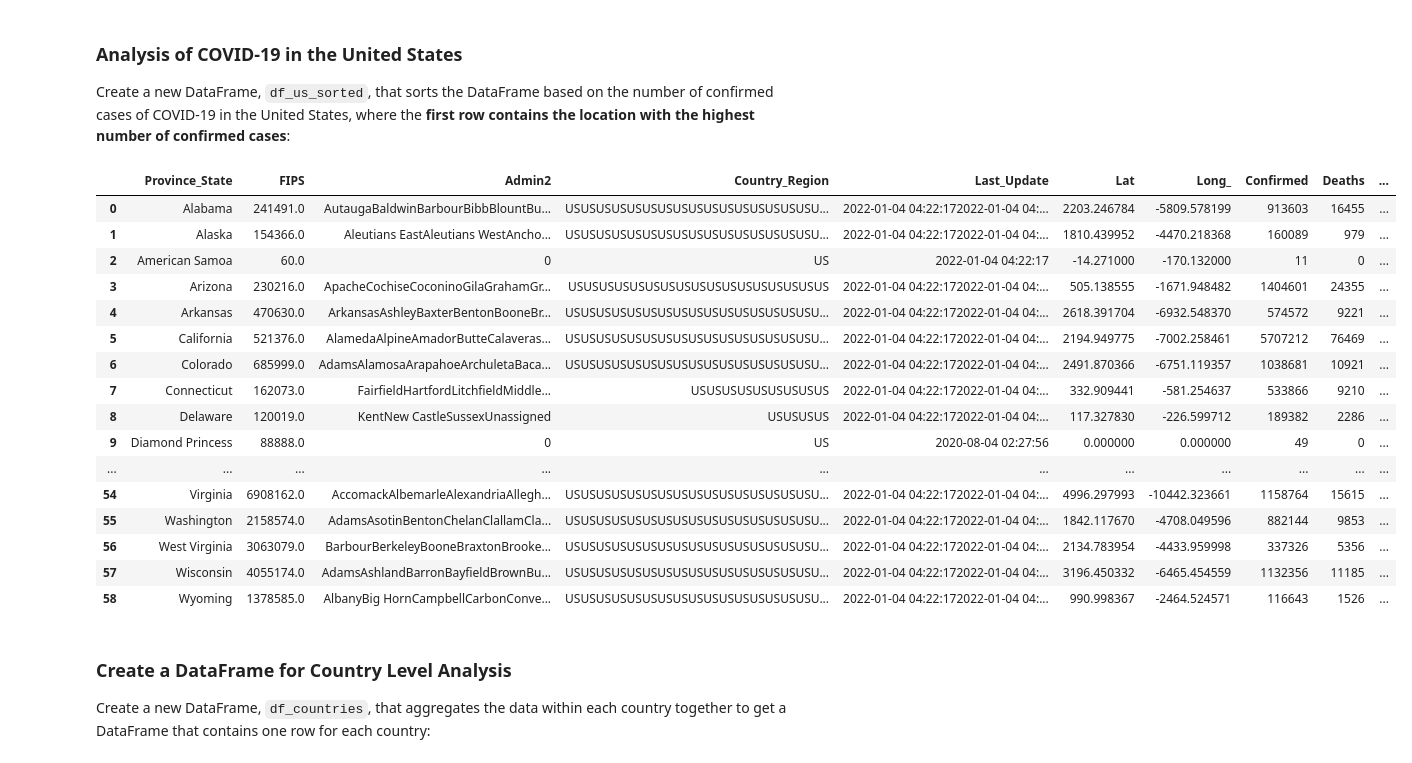
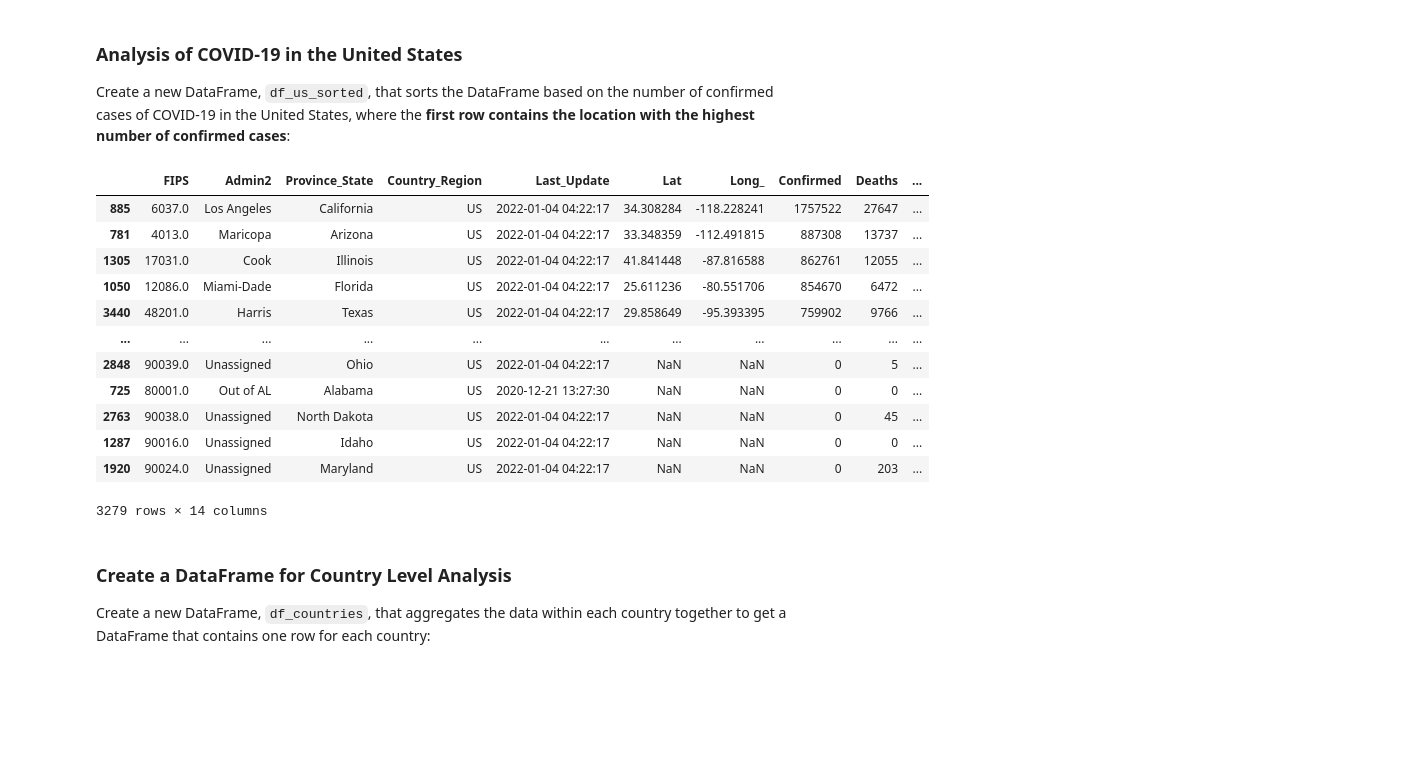
Before and after one commit to jonathan-cky/STAT107, a Jupyter notebook: microproject-covid-data-from-github/microproject-covid-data-from-github.ipynb, the cells around one changed output. Cells and saved outputs as stored; diff of their text form; code cells hidden in the pictures; blank space fills up the shorter version.

```diff
--- a/microproject-covid-data-from-github/microproject-covid-data-from-github.ipynb
+++ b/microproject-covid-data-from-github/microproject-covid-data-from-github.ipynb
@@ -80,27 +80,23 @@ df_us
 
 Create a new DataFrame, `df_us_sorted`, that sorts the DataFrame based on the number of confirmed cases of COVID-19 in the United States, where the **first row contains the location with the highest number of confirmed cases**:
 # %%
-df_us_sorted = df_us.groupby("Province_State").agg("sum").reset_index()
-df_us_sorted.sort_values(by="Confirmed", ascending=False)
+# df_us_sorted = df_us.groupby("Province_State").agg("sum").reset_index()
+df_us_sorted = df_us.sort_values(by="Confirmed", ascending=False)
 df_us_sorted
 # %% [output]
-|  | Province_State | FIPS | Admin2 | Country_Region | Last_Update | Lat | Long_ | Confirmed | Deaths | ... |
-| 0 | Alabama | 241491.0 | AutaugaBaldwinBarbourBibbBlountBu... | USUSUSUSUSUSUSUSUSUSUSUSUSUSUSUSU... | 2022-01-04 04:22:172022-01-04 04:... | 2203.246784 | -5809.578199 | 913603 | 16455 | ... |
-| 1 | Alaska | 154366.0 | Aleutians EastAleutians WestAncho... | USUSUSUSUSUSUSUSUSUSUSUSUSUSUSUSU... | 2022-01-04 04:22:172022-01-04 04:... | 1810.439952 | -4470.218368 | 160089 | 979 | ... |
-| 2 | American Samoa | 60.0 | 0 | US | 2022-01-04 04:22:17 | -14.271000 | -170.132000 | 11 | 0 | ... |
-| 3 | Arizona | 230216.0 | ApacheCochiseCoconinoGilaGrahamGr... | USUSUSUSUSUSUSUSUSUSUSUSUSUSUSUSUS | 2022-01-04 04:22:172022-01-04 04:... | 505.138555 | -1671.948482 | 1404601 | 24355 | ... |
-| 4 | Arkansas | 470630.0 | ArkansasAshleyBaxterBentonBooneBr... | USUSUSUSUSUSUSUSUSUSUSUSUSUSUSUSU... | 2022-01-04 04:22:172022-01-04 04:... | 2618.391704 | -6932.548370 | 574572 | 9221 | ... |
-| 5 | California | 521376.0 | AlamedaAlpineAmadorButteCalaveras... | USUSUSUSUSUSUSUSUSUSUSUSUSUSUSUSU... | 2022-01-04 04:22:172022-01-04 04:... | 2194.949775 | -7002.258461 | 5707212 | 76469 | ... |
-| 6 | Colorado | 685999.0 | AdamsAlamosaArapahoeArchuletaBaca... | USUSUSUSUSUSUSUSUSUSUSUSUSUSUSUSU... | 2022-01-04 04:22:172022-01-04 04:... | 2491.870366 | -6751.119357 | 1038681 | 10921 | ... |
-| 7 | Connecticut | 162073.0 | FairfieldHartfordLitchfieldMiddle... | USUSUSUSUSUSUSUSUS | 2022-01-04 04:22:172022-01-04 04:... | 332.909441 | -581.254637 | 533866 | 9210 | ... |
-| 8 | Delaware | 120019.0 | KentNew CastleSussexUnassigned | USUSUSUS | 2022-01-04 04:22:172022-01-04 04:... | 117.327830 | -226.599712 | 189382 | 2286 | ... |
-| 9 | Diamond Princess | 88888.0 | 0 | US | 2020-08-04 02:27:56 | 0.000000 | 0.000000 | 49 | 0 | ... |
+|  | FIPS | Admin2 | Province_State | Country_Region | Last_Update | Lat | Long_ | Confirmed | Deaths | ... |
+| 885 | 6037.0 | Los Angeles | California | US | 2022-01-04 04:22:17 | 34.308284 | -118.228241 | 1757522 | 27647 | ... |
+| 781 | 4013.0 | Maricopa | Arizona | US | 2022-01-04 04:22:17 | 33.348359 | -112.491815 | 887308 | 13737 | ... |
+| 1305 | 17031.0 | Cook | Illinois | US | 2022-01-04 04:22:17 | 41.841448 | -87.816588 | 862761 | 12055 | ... |
+| 1050 | 12086.0 | Miami-Dade | Florida | US | 2022-01-04 04:22:17 | 25.611236 | -80.551706 | 854670 | 6472 | ... |
+| 3440 | 48201.0 | Harris | Texas | US | 2022-01-04 04:22:17 | 29.858649 | -95.393395 | 759902 | 9766 | ... |
 | ... | ... | ... | ... | ... | ... | ... | ... | ... | ... | ... |
-| 54 | Virginia | 6908162.0 | AccomackAlbemarleAlexandriaAllegh... | USUSUSUSUSUSUSUSUSUSUSUSUSUSUSUSU... | 2022-01-04 04:22:172022-01-04 04:... | 4996.297993 | -10442.323661 | 1158764 | 15615 | ... |
-| 55 | Washington | 2158574.0 | AdamsAsotinBentonChelanClallamCla... | USUSUSUSUSUSUSUSUSUSUSUSUSUSUSUSU... | 2022-01-04 04:22:172022-01-04 04:... | 1842.117670 | -4708.049596 | 882144 | 9853 | ... |
-| 56 | West Virginia | 3063079.0 | BarbourBerkeleyBooneBraxtonBrooke... | USUSUSUSUSUSUSUSUSUSUSUSUSUSUSUSU... | 2022-01-04 04:22:172022-01-04 04:... | 2134.783954 | -4433.959998 | 337326 | 5356 | ... |
-| 57 | Wisconsin | 4055174.0 | AdamsAshlandBarronBayfieldBrownBu... | USUSUSUSUSUSUSUSUSUSUSUSUSUSUSUSU... | 2022-01-04 04:22:172022-01-04 04:... | 3196.450332 | -6465.454559 | 1132356 | 11185 | ... |
-| 58 | Wyoming | 1378585.0 | AlbanyBig HornCampbellCarbonConve... | USUSUSUSUSUSUSUSUSUSUSUSUSUSUSUSU... | 2022-01-04 04:22:172022-01-04 04:... | 990.998367 | -2464.524571 | 116643 | 1526 | ... |
+| 2848 | 90039.0 | Unassigned | Ohio | US | 2022-01-04 04:22:17 | NaN | NaN | 0 | 5 | ... |
+| 725 | 80001.0 | Out of AL | Alabama | US | 2020-12-21 13:27:30 | NaN | NaN | 0 | 0 | ... |
+| 2763 | 90038.0 | Unassigned | North Dakota | US | 2022-01-04 04:22:17 | NaN | NaN | 0 | 45 | ... |
+| 1287 | 90016.0 | Unassigned | Idaho | US | 2022-01-04 04:22:17 | NaN | NaN | 0 | 0 | ... |
+| 1920 | 90024.0 | Unassigned | Maryland | US | 2022-01-04 04:22:17 | NaN | NaN | 0 | 203 | ... |
+3279 rows × 14 columns
 # %% [markdown]
 ### Create a DataFrame for Country Level Analysis
 
```
Also changed, not shown: parts of 8 cells of this notebook.
